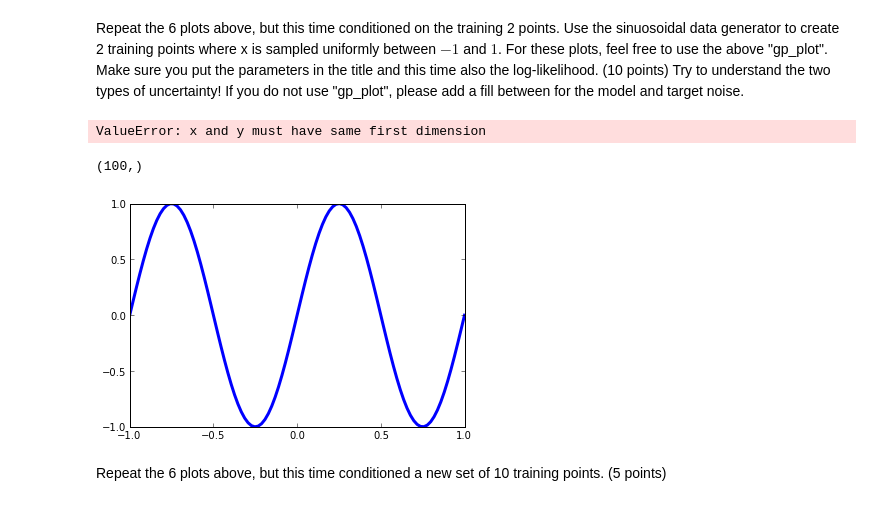
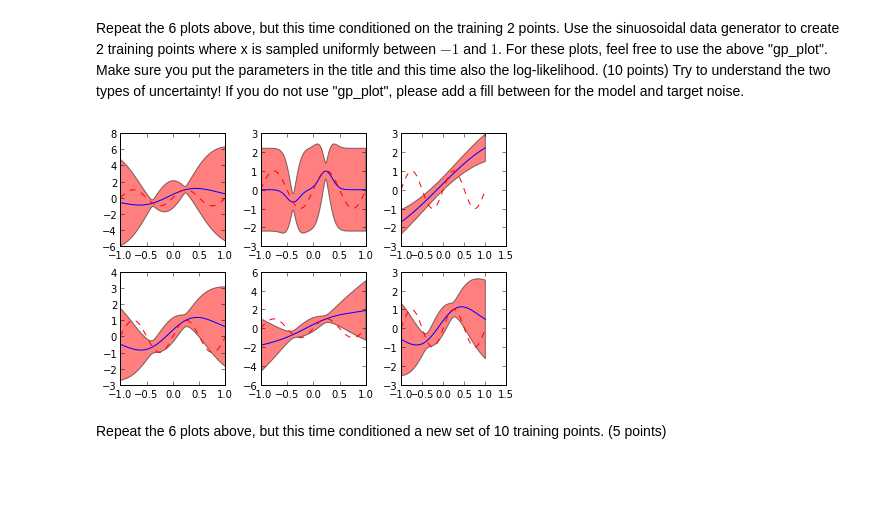
Before and after one commit to jaivalis/MLPR-Labs, a Jupyter notebook: Lab3/Lab3A-class.ipynb, the cells around one changed output. Cells and saved outputs as stored; diff of their text form; code cells hidden in the pictures; blank space fills up the shorter version.

```diff
--- a/Lab3/Lab3A-class.ipynb
+++ b/Lab3/Lab3A-class.ipynb
@@ -114,6 +116,7 @@ Now sample mean functions at the x_test locations for the theta values in Bishop
 # xn: scalar
 # xm: scalar
 def k_n_m(xn, xm, thetas): # bishop 6.6.3
+    #print thetas
     t0 = thetas[0]
     t1 = thetas[1]
     t2 = thetas[2]
@@ -123,6 +126,3 @@ def k_n_m(xn, xm, thetas): # bishop 6.6.3
     # answer: usually the kernel function will take D by 1 vectors, but since we are using a univariate problem,
     # this makes things easier
     return k
-
-thetas = np.array( [1,4,0,0] ) # figure 6.5, first sample
-print vector_k_n_m( [1,1], [3,2], thetas )
@@ -149,7 +147,3 @@ def computeK( X1, X2, thetas ):
         for j in range(0, len(X2)):
             K[i].append( k_n_m( X1[i], X2[j], thetas ) )
     return np.array(K)
-
-thetas = [1, 4, 0, 0]
-computeC(X1, X1, thetas)
-computeK(X1, X1, thetas)
@@ -285,65 +268,54 @@ def gp_plot( x_test, y_test, mu_test, var_test, x_train, t_train, theta, beta ):
 # %% [markdown]
 Repeat the 6 plots above, but this time conditioned on the training 2 points.  Use the sinuosoidal data generator to create 2 training points where x is sampled uniformly between $-1$ and $1$.  For these plots, feel free to use the above "gp_plot".  Make sure you put the parameters in the title and this time also the log-likelihood. (10 points)  Try to understand the two types of uncertainty!  If you do not use "gp_plot", please add a fill between for the model and target noise.
 # %%
-def new_gp_plot( x_test, y_test, mu_test, var_test, x_train, t_train, theta, beta ):
+def new_gp_plot( x_test, y_test, x_train2Points, t_train2Points ):
     # x_test:   vector (100)
     # y_test:   corresponding y vector(100)
     # mu_test:  mean of predictive function vector (len(x_train) 2)
     # var_test: predictive covariance at x_test vector(len(x_train) 2)
     # x_train:  vector(2)
     # t_train:  the training values vector (len(x_train) 2)
     # theta:    the kernel parameters vector (4)
     # beta:     the precision (known) vector
 
-    # the reason for the manipulation is to allow plots separating model and data stddevs.
-    std_total = np.sqrt(np.diag(var_test))         # includes all uncertainty, model and target noise
-    std_model = np.sqrt( std_total**2 - 1.0/beta ) # remove data noise to get model uncertainty in stddev
-    std_combo = std_model + np.sqrt( 1.0/beta )    # add stddev (note: not the same as full)
 
-    plt.plot( x_test, y_test, 'b', lw=3)
-    plt.plot( x_test, mu_test, 'k--', lw=2 )
-    plt.fill_between( x_test, mu_test+2*std_combo, mu_test-2*std_combo, color='k', alpha=0.25 )
-    plt.fill_between( x_test, mu_test+2*std_model, mu_test-2*std_model, color='r', alpha=0.25 )
-    plt.title('Theta: ' + str(theta) + ', Log-Likelihood: ' + str(gp_log_likelihood(x_train, t_train, theta)))
-    plt.plot( x_train, t_train, 'ro', ms=10 )
+    #plt.plot( x_test, y_test, 'b', lw=3)
+    #plt.plot( x_test, mu_test, 'k--', lw=2 )
+    #plt.fill_between( x_test, mu_test+2*std_combo, mu_test-2*std_combo, color='k', alpha=0.25 )
+    #plt.fill_between( x_test, mu_test+2*std_model, mu_test-2*std_model, color='r', alpha=0.25 )
+    #plt.title('Theta: ' + str(theta) + ', Log-Likelihood: ' + str(gp_log_likelihood(x_train, t_train, theta)))
+    #plt.plot( x_train, t_train, 'ro', ms=10 )
 
-#for i in range(0,6):
-#        y = np.random.multivariate_normal(mean, computeK(X1, X1, thetas[i])) # zero-mean, covariance function
-#        unc = computeK(X1, X1, thetas[i]).diagonal()
-#        std_dev_unc = np.std(unc)
-#        #print std_dev_unc
-#        exp_y = true_mean_function( x_test )#expected value of y = true mean function?
-#        plt.subplot(2, 3, i)
-#        plt.title( thetas[i] )
-#        plt.plot(x_test, y, '-');
-#        plt.plot(x_test, exp_y, 'r--')
-#        plt.fill_between(x_test, exp_y + std_dev_unc, exp_y - std_dev_unc,facecolor ='red', alpha=0.5)
-#        plt.tight_layout()
-#        #plt.axis([-1,1,-3,3]);
-#    plt.show()
+    for i in range(0,6):
+        pred = gp_predictive_distribution(x_train2Points, t_train2Points, x_test, thetas[i])
+        var_test = pred[4]
+        mu_test = pred[3]
+        # the reason for the manipulation is to allow plots separating model and data stddevs.
+        std_total = np.sqrt(np.diag(var_test))         # includes all uncertainty, model and target noise
+        std_model = np.sqrt( std_total**2 - 1.0/beta ) # remove data noise to get model uncertainty in stddev
+        std_combo = std_model + np.sqrt( 1.0/beta )    # add stddev (note: not the same as full)
+        #y = np.random.multivariate_normal(mean, computeK(X1, X1, thetas[i])) # zero-mean, covariance function
+        #unc = computeK(X1, X1, thetas[i]).diagonal()
+        #std_dev_unc = np.std(unc)
+        #print std_dev_unc
+        exp_y = true_mean_function( x_test )#expected value of y = true mean function?
+        plt.subplot(2, 3, i)
+        #plt.title('Theta: ' + str(thetas) + ', Log-Likelihood: ' + str(gp_log_likelihood(x_train2Points, t_train2Points, thetas)))
+        plt.plot(x_test, mu_test, '-');
+        plt.plot(x_test, exp_y, 'r--')
+        plt.fill_between(x_test, mu_test + 2 * std_combo, mu_test - 2 * std_combo, facecolor ='red', alpha=0.5)
+        plt.tight_layout()
+        #plt.axis([-1,1,-3,3]);
+    plt.show()
 
 x_train2Points = np.random.uniform(-1, 1, 2) # generate 2 training points
 
 t_train2Points = true_mean_function(x_train2Points)
 
-#x_test2Points = np.random.uniform(-1, 1, 2) # what's x_test supposed to be? which shape?
-
-theta = [1, 4, 0, 5]
-
-pred = gp_predictive_distribution(x_train2Points, t_train2Points, x_test, theta)
-# they don't have the same shape, so it's not possible to plot with different numbers of x and y
-
-print shape(x_test)
-mean_function = pred[3]
-var_test2Points = pred[0]
-
 y_test2Points = true_mean_function(x_test)
-new_gp_plot(x_test, y_test2Points, mean_function, var_test2Points,\
-        x_train2Points, true_mean_function(x_train2Points), theta, beta)
+new_gp_plot(x_test, y_test2Points, x_train2Points, true_mean_function(x_train2Points))
 # %% [output]
-ValueError: x and y must have same first dimension
-(100,)
-[figure, old version]
+[figure, new version]
 # %% [markdown]
 Repeat the 6 plots above, but this time conditioned a new set of 10 training points. (5 points)
 # %%
```
Also changed, not shown: parts of 6 cells of this notebook.
